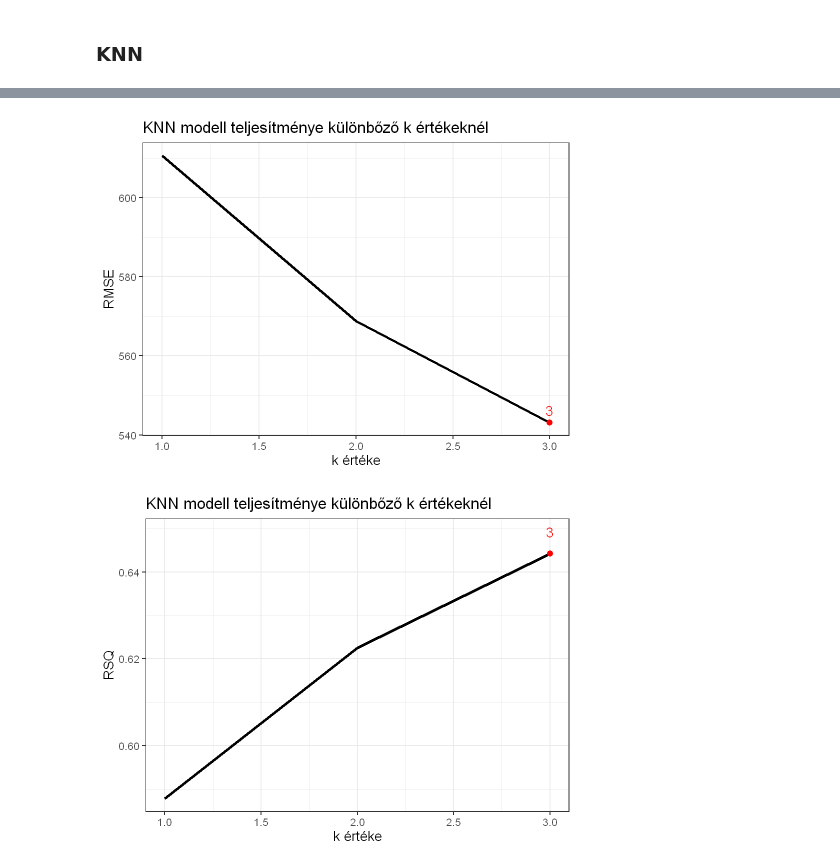
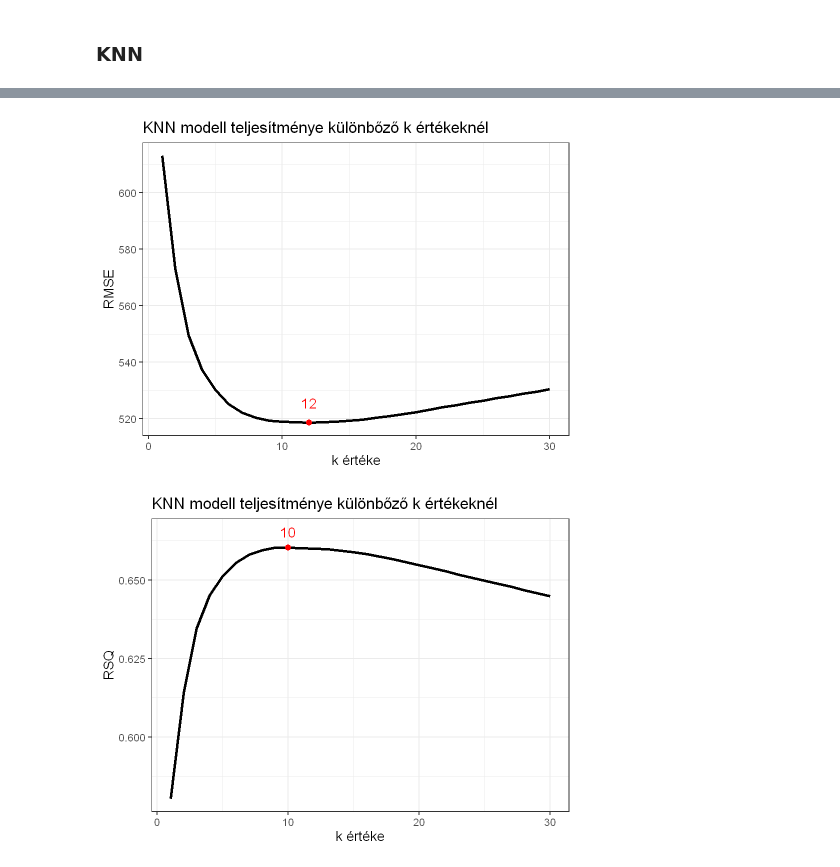
Before and after one commit to N0-0BIE/EX9BLV_ABTG, a Jupyter notebook: code/project.ipynb, the cells around one changed output, grey strips where cells are left out. Drawn from its saved outputs; the diff is of its cells as text; code cells hidden in the pictures.

Commit message:
Lineáris regresszió teljes + modell összehasonlítás

```diff
--- a/code/project.ipynb
+++ b/code/project.ipynb
@@ -633,9 +636,0 @@ A tibble: 6 × 7
-# %%
-#xd kivenni
-knn_tune = tibble(
-    neighbors = c(1, 1, 2, 2, 3, 3),
-    .metric = c("rmse", "rsq", "rmse", "rsq", "rmse", "rsq"),
-    mean = c(610.5372903, 0.5878008, 568.7608652, 0.6225735, 543.1529817, 0.6442826)
-)
-
-head(knn_tune)
@@ -652,44 +637,44 @@ A tibble: 6 × 3
 # %%
-# KNN modell 2
+# KNN modell - paraméter tuning kiértékelés
 
-knn_preds = knn_tune #%>%
-#collect_metrics()
+knn_preds = knn_tune %>%
+collect_metrics()
 
 
-min_rmse = knn_preds %>%
+min_knn_rmse = knn_preds %>%
 filter(.metric=='rmse') %>%
 arrange(mean) %>%
 head(1)
 
-max_rsq = knn_preds %>%
+max_knn_rsq = knn_preds %>%
 filter(.metric=='rsq') %>%
 arrange(desc(mean)) %>%
 head(1)
 
 # Paraméter tuning eredményének kiértékelése
 knn_preds %>%
 filter(.metric=='rmse') %>%
 ggplot() +
 geom_line(aes(x = neighbors, y = mean), linewidth = 1.5) +
-annotate("point", x = min_rmse$neighbors, y = min_rmse$mean, colour = "red", size = 3) +
-annotate("text", x = min_rmse$neighbors, y = min_rmse$mean+3, colour = "red", size = 6, label = min_rmse$neighbors) +
-#coord_cartesian(ylim=c(220,270)) +
+annotate("point", x = min_knn_rmse$neighbors, y = min_knn_rmse$mean, colour = "red", size = 3) +
+annotate("text", x = min_knn_rmse$neighbors, y = min_knn_rmse$mean+7,
+         colour = "red", size = 6, label = min_knn_rmse$neighbors) +
 xlab("k értéke") +
 ylab("RMSE") +
 ggtitle("KNN modell teljesítménye különbőző k értékeknél") +
 theme_bw(base_size = 16)
 
 knn_preds %>%
 filter(.metric=='rsq') %>%
 ggplot() +
 geom_line(aes(x = neighbors, y = mean), linewidth = 1.5) +
-annotate("point", x = max_rsq$neighbors, y = max_rsq$mean, colour = "red", size = 3) +
-annotate("text", x = max_rsq$neighbors, y = max_rsq$mean+0.005, colour = "red", size = 6, label = max_rsq$neighbors) +
-#coord_cartesian(ylim=c(220,270)) +
+annotate("point", x = max_knn_rsq$neighbors, y = max_knn_rsq$mean, colour = "red", size = 3) +
+annotate("text", x = max_knn_rsq$neighbors, y = max_knn_rsq$mean+0.005,
+         colour = "red", size = 6, label = max_knn_rsq$neighbors) +
 xlab("k értéke") +
 ylab("RSQ") +
 ggtitle("KNN modell teljesítménye különbőző k értékeknél") +
 theme_bw(base_size = 16)
 # %% [output]
-[figure, old version]
+[figure, new version]
-[figure, old version]
+[figure, new version]
```
Also changed, not shown: parts of 13 cells of this notebook.
